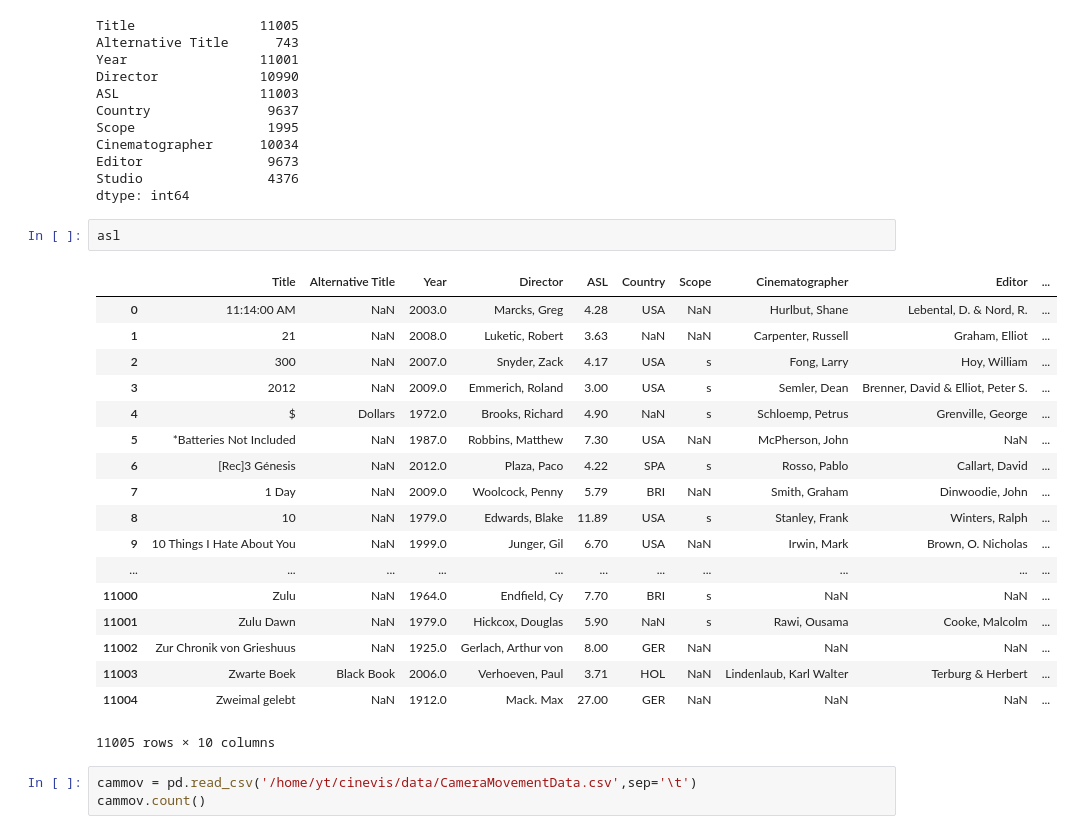
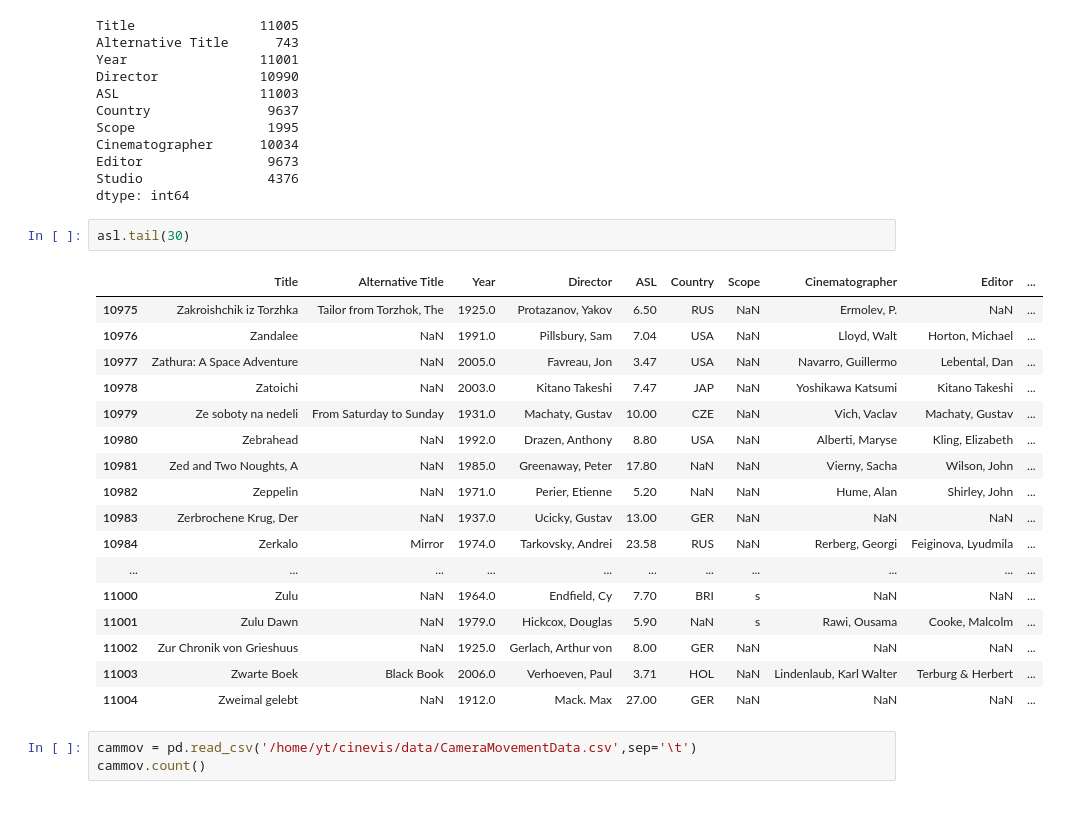
Before and after one commit to yasolix/cinevis, a Jupyter notebook: mediaeval/Cinemetrics-notebook-Barry Salt's Database.ipynb, the cells around one changed output. Cells and saved outputs as stored; diff of their text form.

```diff
--- a/mediaeval/Cinemetrics-notebook-Barry Salt's Database.ipynb
+++ b/mediaeval/Cinemetrics-notebook-Barry Salt's Database.ipynb
@@ -20,26 +20,25 @@ Editor                9673
 Studio                4376
 dtype: int64
 # %%
-asl
+asl.tail(30)
 # %% [output]
 |  | Title | Alternative Title | Year | Director | ASL | Country | Scope | Cinematographer | Editor | ... |
-| 0 | 11:14:00 AM | NaN | 2003.0 | Marcks, Greg | 4.28 | USA | NaN | Hurlbut, Shane | Lebental, D. & Nord, R. | ... |
-| 1 | 21 | NaN | 2008.0 | Luketic, Robert | 3.63 | NaN | NaN | Carpenter, Russell | Graham, Elliot | ... |
-| 2 | 300 | NaN | 2007.0 | Snyder, Zack | 4.17 | USA | s | Fong, Larry | Hoy, William | ... |
-| 3 | 2012 | NaN | 2009.0 | Emmerich, Roland | 3.00 | USA | s | Semler, Dean | Brenner, David & Elliot, Peter S. | ... |
-| 4 | $ | Dollars | 1972.0 | Brooks, Richard | 4.90 | NaN | s | Schloemp, Petrus | Grenville, George | ... |
-| 5 | *Batteries Not Included | NaN | 1987.0 | Robbins, Matthew | 7.30 | USA | NaN | McPherson, John | NaN | ... |
-| 6 | [Rec]3 Génesis | NaN | 2012.0 | Plaza, Paco | 4.22 | SPA | s | Rosso, Pablo | Callart, David | ... |
-| 7 | 1 Day | NaN | 2009.0 | Woolcock, Penny | 5.79 | BRI | NaN | Smith, Graham | Dinwoodie, John | ... |
-| 8 | 10 | NaN | 1979.0 | Edwards, Blake | 11.89 | USA | s | Stanley, Frank | Winters, Ralph | ... |
-| 9 | 10 Things I Hate About You | NaN | 1999.0 | Junger, Gil | 6.70 | USA | NaN | Irwin, Mark | Brown, O. Nicholas | ... |
+| 10975 | Zakroishchik iz Torzhka | Tailor from Torzhok, The | 1925.0 | Protazanov, Yakov | 6.50 | RUS | NaN | Ermolev, P. | NaN | ... |
+| 10976 | Zandalee | NaN | 1991.0 | Pillsbury, Sam | 7.04 | USA | NaN | Lloyd, Walt | Horton, Michael | ... |
+| 10977 | Zathura: A Space Adventure | NaN | 2005.0 | Favreau, Jon | 3.47 | USA | NaN | Navarro, Guillermo | Lebental, Dan | ... |
+| 10978 | Zatoichi | NaN | 2003.0 | Kitano Takeshi | 7.47 | JAP | NaN | Yoshikawa Katsumi | Kitano Takeshi | ... |
+| 10979 | Ze soboty na nedeli | From Saturday to Sunday | 1931.0 | Machaty, Gustav | 10.00 | CZE | NaN | Vich, Vaclav | Machaty, Gustav | ... |
+| 10980 | Zebrahead | NaN | 1992.0 | Drazen, Anthony | 8.80 | USA | NaN | Alberti, Maryse | Kling, Elizabeth | ... |
+| 10981 | Zed and Two Noughts, A | NaN | 1985.0 | Greenaway, Peter | 17.80 | NaN | NaN | Vierny, Sacha | Wilson, John | ... |
+| 10982 | Zeppelin | NaN | 1971.0 | Perier, Etienne | 5.20 | NaN | NaN | Hume, Alan | Shirley, John | ... |
+| 10983 | Zerbrochene Krug, Der | NaN | 1937.0 | Ucicky, Gustav | 13.00 | GER | NaN | NaN | NaN | ... |
+| 10984 | Zerkalo | Mirror | 1974.0 | Tarkovsky, Andrei | 23.58 | RUS | NaN | Rerberg, Georgi | Feiginova, Lyudmila | ... |
 | ... | ... | ... | ... | ... | ... | ... | ... | ... | ... | ... |
 | 11000 | Zulu | NaN | 1964.0 | Endfield, Cy | 7.70 | BRI | s | NaN | NaN | ... |
 | 11001 | Zulu Dawn | NaN | 1979.0 | Hickcox, Douglas | 5.90 | NaN | s | Rawi, Ousama | Cooke, Malcolm | ... |
 | 11002 | Zur Chronik von Grieshuus | NaN | 1925.0 | Gerlach, Arthur von | 8.00 | GER | NaN | NaN | NaN | ... |
 | 11003 | Zwarte Boek | Black Book | 2006.0 | Verhoeven, Paul | 3.71 | HOL | NaN | Lindenlaub, Karl Walter | Terburg & Herbert | ... |
 | 11004 | Zweimal gelebt | NaN | 1912.0 | Mack. Max | 27.00 | GER | NaN | NaN | NaN | ... |
-11005 rows × 10 columns
 # %%
 cammov = pd.read_csv('/home/yt/cinevis/data/CameraMovementData.csv',sep='\t')
 cammov.count()
```
Also changed, not shown: 4 other files.
